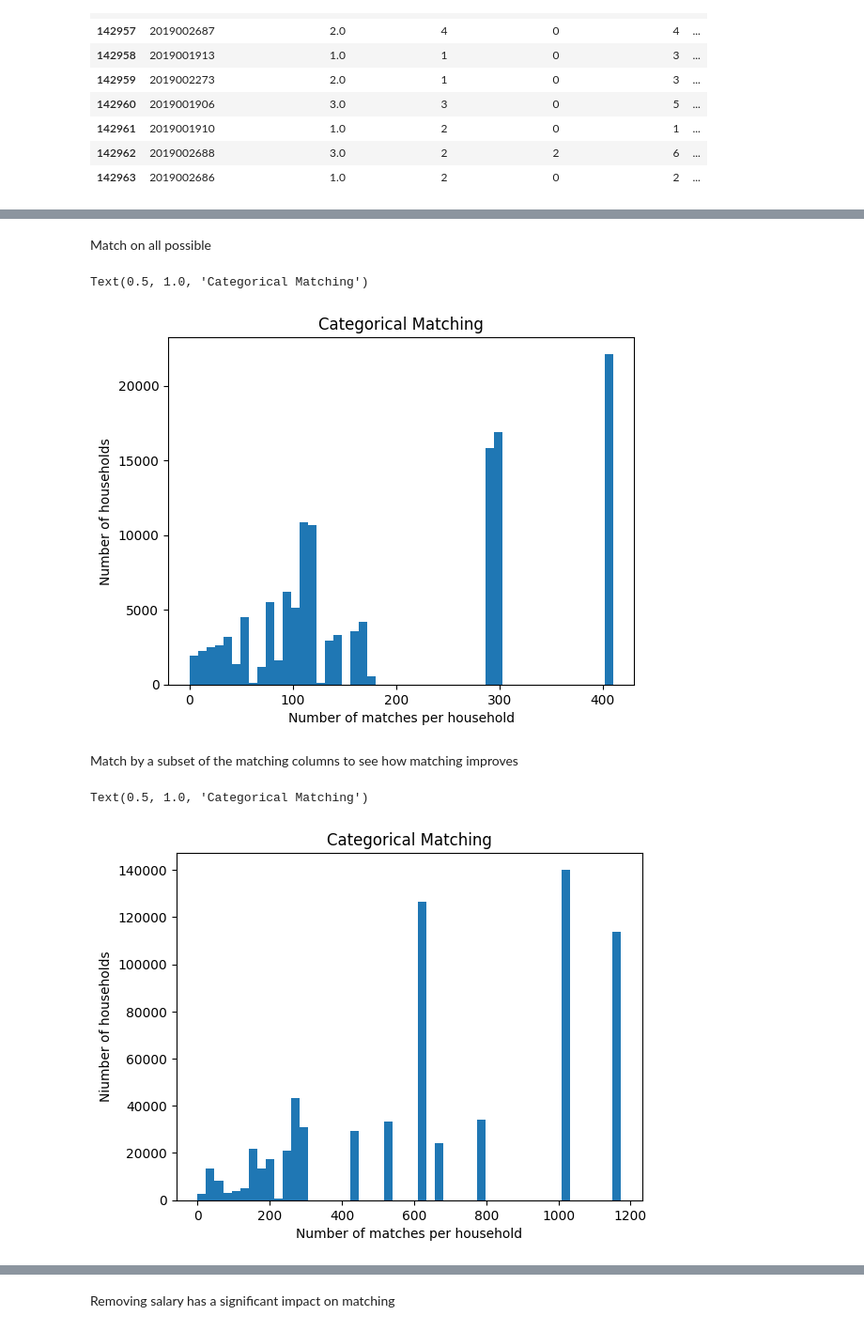
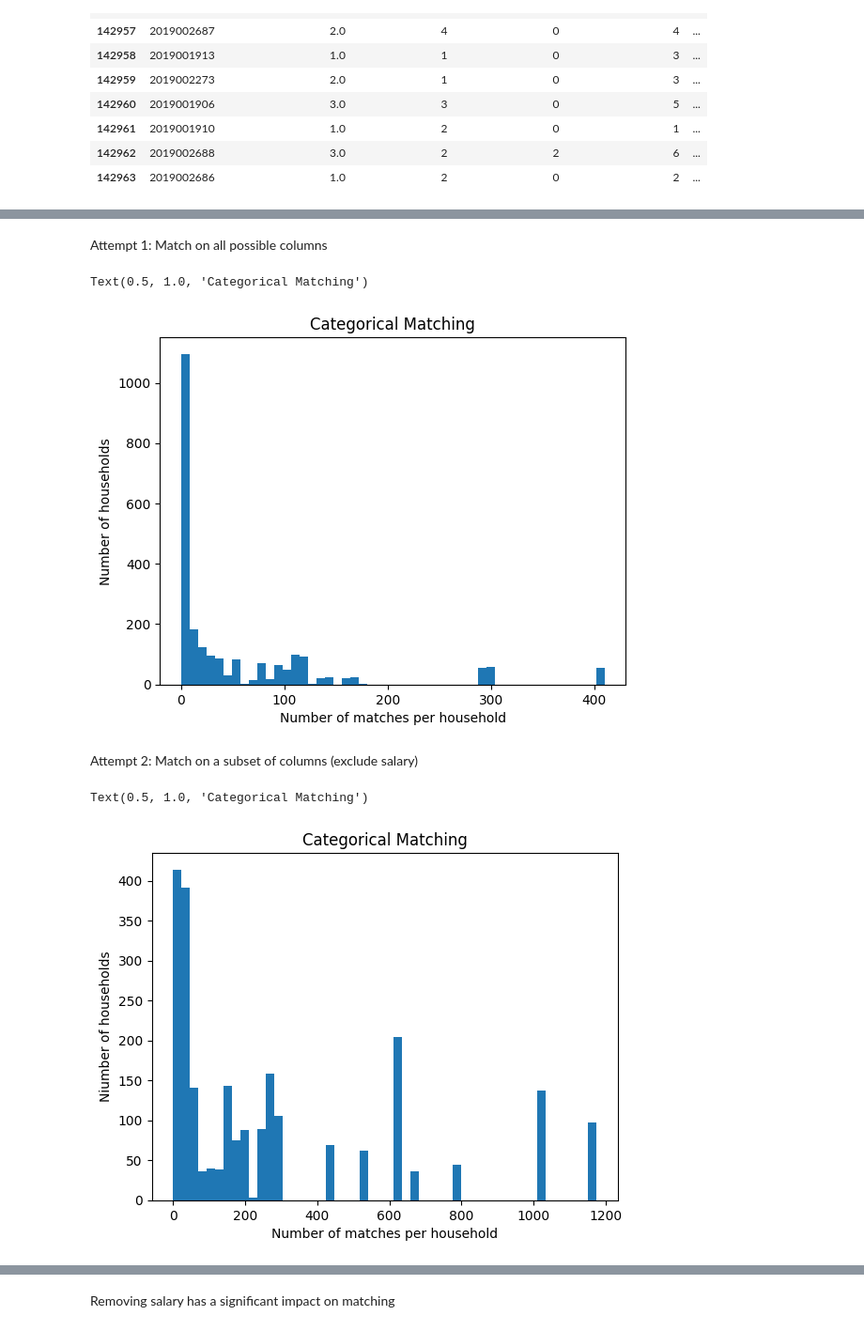
Before and after one commit to Urban-Analytics-Technology-Platform/acbm, a Jupyter notebook: notebooks/statistical_matching.ipynb, the cells around one changed output, grey strips where cells are left out. Shown at 94% size. Drawn from its saved outputs; the diff is of its cells as text; code cells hidden in the pictures.

Commit message:
matching comparison

```diff
--- a/notebooks/statistical_matching.ipynb
+++ b/notebooks/statistical_matching.ipynb
@@ -611,0 +622,7 @@ nts_matching.head(10)
+# %%
+# column_names (keys) for the dictionary
+matching_ids = ['household_id', 'yearly_income', 'number_adults', 'number_children', 'employment_status', 'number_cars', 'tenure_status']
+
+# i want the value to be a list with spc_matching and nts_matching
+matching_dfs_dict = {column_name: [spc_value, nts_value] for column_name, spc_value, nts_value in zip(matching_ids, spc_matching, nts_matching)}
+matching_dfs_dict
@@ -612,2 +637,2 @@ nts_matching.head(10)
 # %% [markdown]
-Match on all possible
+Attempt 1: Match on all possible columns
@@ -627,4 +639,17 @@ spc_nts_1 = spc_matching.merge(nts_matching,
 # %%
+# columns for matching
+keys = ['yearly_income', 'number_adults', 'number_children', 'employment_status', 'number_cars', 'tenure_status']
+
+
+spc_cols = [matching_dfs_dict[key][0] for key in keys]
+nts_cols = [matching_dfs_dict[key][1] for key in keys]
+
+# match
+spc_nts_1 = spc_matching.merge(nts_matching,
+                               left_on= spc_cols,
+                               right_on= nts_cols,
+                               how = 'left')
+
 # Calculate how many rows from nts_matching are matched onto each hid in spc_matching,
 spc_nts_1['count'] = spc_nts_1.groupby('hid')['HouseholdID'].transform('count')
 
@@ -632,40 +657,39 @@ spc_nts_1_hist = spc_nts_1.drop_duplicates(subset='hid')
 
 
 # plot a histogram of the counts and label the axis and title
-plt.hist(spc_nts_1['count'], bins=50)
+plt.hist(spc_nts_1_hist['count'], bins=50)
 plt.xlabel('Number of matches per household')
 plt.ylabel('Number of households')
 plt.title('Categorical Matching')
 # %% [output]
 Text(0.5, 1.0, 'Categorical Matching')
-[figure, old version]
+[figure, new version]
-# %% [markdown]
-Match by a subset of the matching columns to see how matching improves
+# %% [markdown]
+Attempt 2: Match on a subset of columns (exclude salary)
 # %%
-# Join the NTS onto the SPC (each column in SPC can be matched to multiple columns in the NTS)
-merge_columns_spc = ['num_adults', 'num_children', 'pwkstat_NTS_match', 'num_cars', 'tenure_spc_for_matching']
-merge_columns_nts = ['HHoldNumAdults', 'HHoldNumChildren', 'HHoldEmploy_B01ID', 'NumCar_SPC_match', 'tenure_nts_for_matching']
+# columns for matching
+keys = ['number_adults', 'number_children', 'employment_status', 'number_cars', 'tenure_status']
+# extract equivalent column names from dictionary
+spc_cols = [matching_dfs_dict[key][0] for key in keys]
+nts_cols = [matching_dfs_dict[key][1] for key in keys]
 
-# select items from merge_columns_spc by index
-merge_columns_spc
-
-
+# matc
 spc_nts_2 = spc_matching.merge(nts_matching,
-                               left_on= merge_columns_spc,
-                               right_on= merge_columns_nts,
+                               left_on= spc_cols,
+                               right_on= nts_cols,
                                how = 'left')
 
 # Calculate how many rows from nts_matching are matched onto each hid in spc_matching,
 spc_nts_2['count'] = spc_nts_2.groupby('hid')['HouseholdID'].transform('count')
 
 spc_nts_2_hist = spc_nts_2.drop_duplicates(subset='hid')
 
 
 # plot a histogram of the counts and label the axis and title
-plt.hist(spc_nts_2['count'], bins=50)
+plt.hist(spc_nts_2_hist['count'], bins=50)
 plt.xlabel('Number of matches per household')
 plt.ylabel('Niumber of households')
 plt.title('Categorical Matching')
 # %% [output]
 Text(0.5, 1.0, 'Categorical Matching')
-[figure, old version]
+[figure, new version]
```
Also changed, not shown: parts of 12 cells of this notebook.
